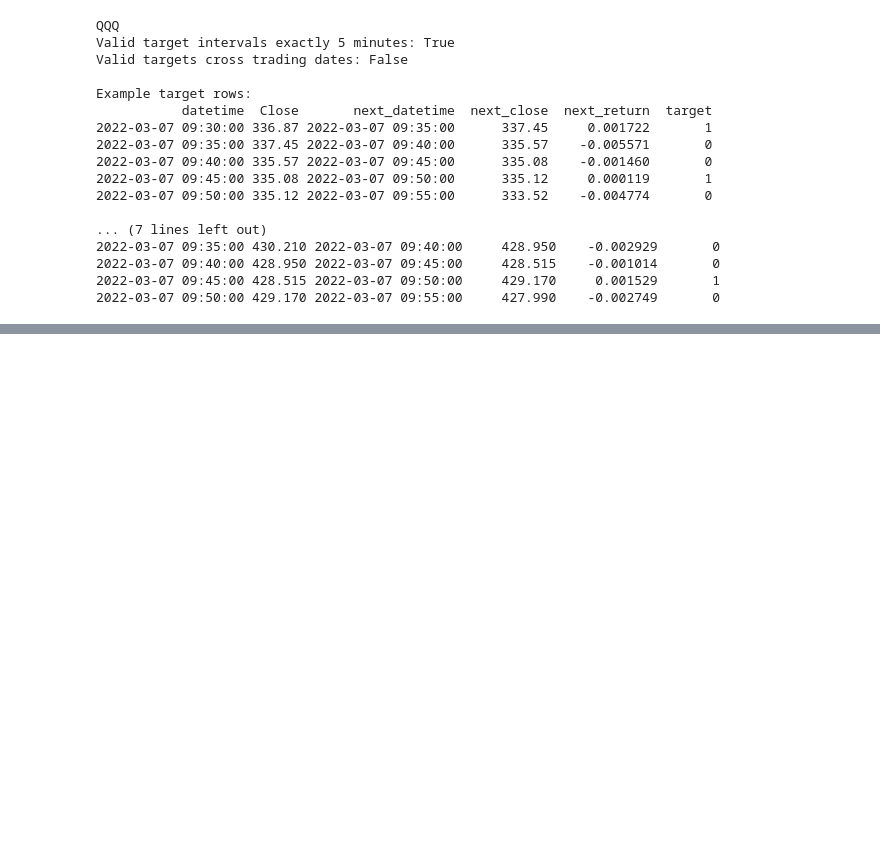
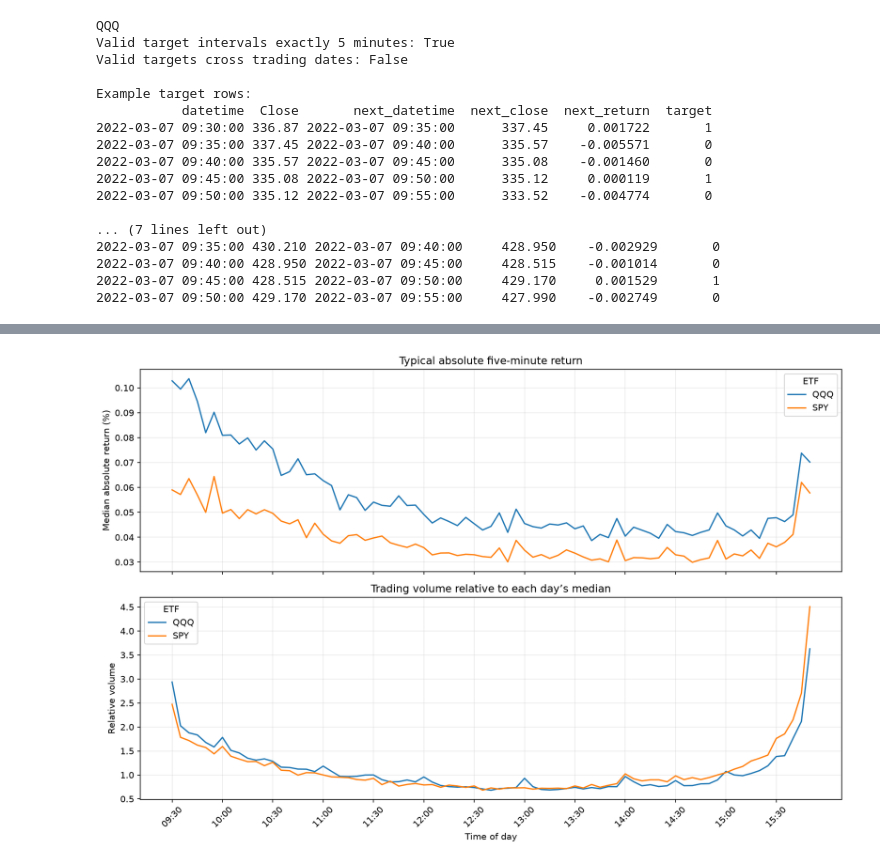
Before and after one commit to Pollyyxx/Intraday-equity-forecasting, a Jupyter notebook: 01_data_availability_and_exploration.ipynb, the cells around one changed output, grey strips where cells are left out. Cells and saved outputs as stored; diff of their text form; code cells hidden in the pictures; blank space fills up the shorter version.

```diff
--- a/01_data_availability_and_exploration.ipynb
+++ b/01_data_availability_and_exploration.ipynb
@@ -1263,0 +1358,40 @@ Example target rows:
+# %%
+# Compare typical movement and relative volume by time of day.
+fig, axes = plt.subplots(2, 1, figsize=(12, 8), sharex=True)
+
+for name, df in [("QQQ", qqq_model_data), ("SPY", spy_model_data)]:
+    valid = df.dropna(subset=["next_return"]).copy()
+    valid["time"] = valid["datetime"].dt.strftime("%H:%M")
+    valid["absolute_return_pct"] = valid["next_return"].abs() * 100
+
+    # Scale volume against the median volume for the same day.
+    daily_median_volume = valid.groupby(valid["datetime"].dt.date)["Volume"].transform("median")
+    valid["relative_volume"] = valid["Volume"] / daily_median_volume
+
+    by_time = valid.groupby("time").agg(
+        median_absolute_return=("absolute_return_pct", "median"),
+        median_relative_volume=("relative_volume", "median"),
+    )
+
+    axes[0].plot(by_time.index, by_time["median_absolute_return"], label=name)
+    axes[1].plot(by_time.index, by_time["median_relative_volume"], label=name)
+
+axes[0].set_title("Typical absolute five-minute return")
+axes[0].set_ylabel("Median absolute return (%)")
+axes[1].set_title("Trading volume relative to each day’s median")
+axes[1].set_ylabel("Relative volume")
+axes[1].set_xlabel("Time of day")
+
+time_labels = by_time.index
+axes[1].set_xticks(range(0, len(time_labels), 6))
+axes[1].set_xticklabels(time_labels[::6])
+
+for ax in axes:
+    ax.legend(title="ETF")
+    ax.grid(alpha=0.25)
+    ax.tick_params(axis="x", rotation=45)
+
+fig.tight_layout()
+plt.show()
+# %% [output]
+[figure, added]
```
Also changed, not shown: parts of 12 cells of this notebook, 1 other file.
